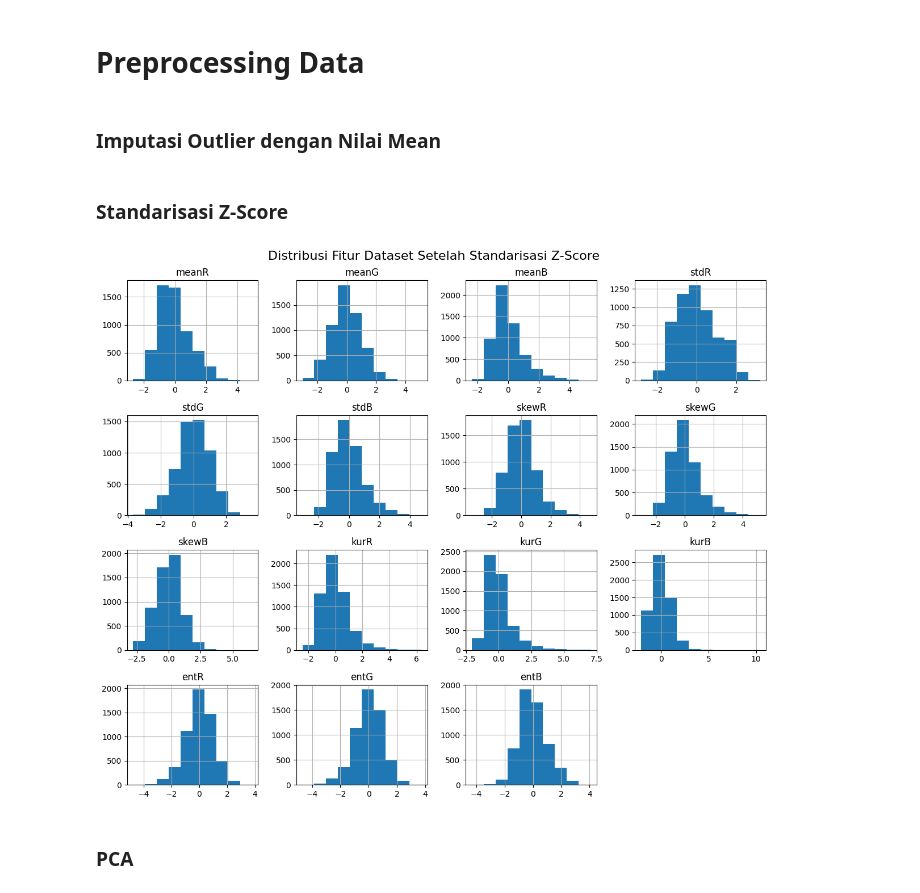
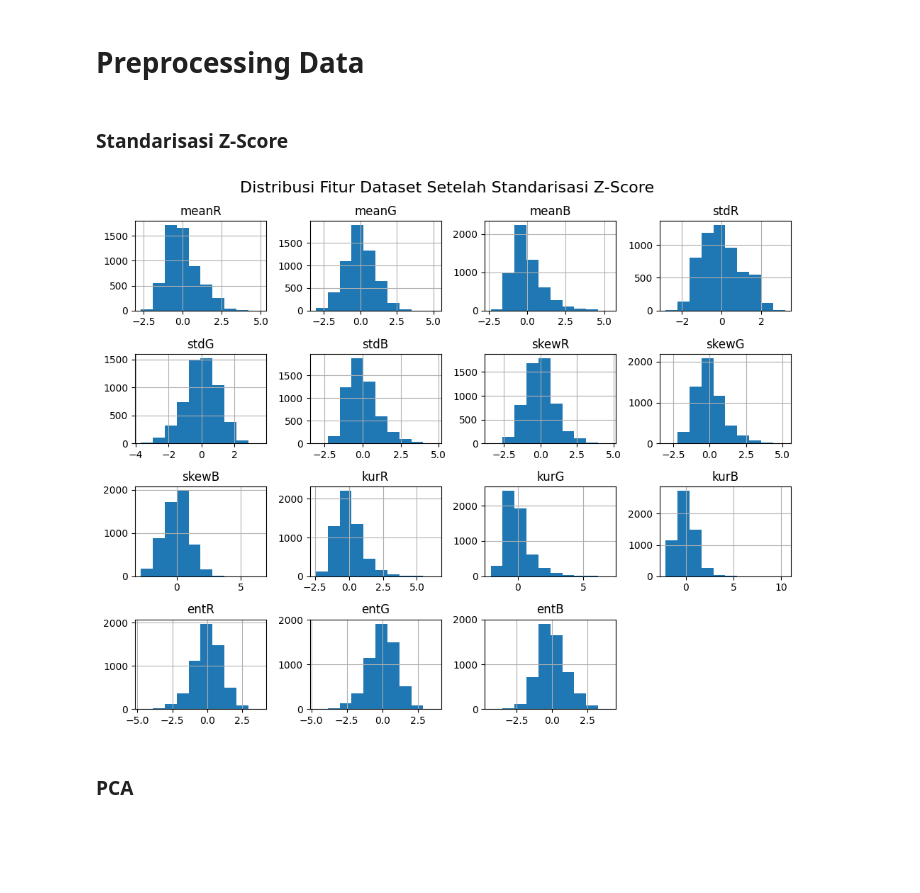
Before and after one commit to Hadoroo/ProjekAKhirJST, a Jupyter notebook: Project_Akhir.ipynb, the cells around one changed output. Drawn from its saved outputs; the diff is of its cells as text; code cells hidden in the pictures; blank space fills up the shorter version.

```diff
--- a/Project_Akhir.ipynb
+++ b/Project_Akhir.ipynb
@@ -176,5 +162,3 @@ Outliers in entG: 27
 Outliers in entB: 23
 # %% [markdown]
 # Preprocessing Data
-# %% [markdown]
-### Imputasi Outlier dengan Nilai Mean
@@ -199,12 +169,12 @@ zscore = StandardScaler()
 df_zscore = zscore.fit_transform(df)
 df = pd.DataFrame(df_zscore, columns=df.columns)
 # %%
-df.hist(figsize=(12, 10))  # Adjust figure size as needed
+df.hist(figsize=(10, 8))
 plt.suptitle('Distribusi Fitur Dataset Setelah Standarisasi Z-Score', fontsize=16)
 plt.tight_layout()
 plt.show()
 # %% [output]
-[figure, old version]
+[figure, new version]
 # %% [markdown]
 ### PCA
 # %%
```
Also changed, not shown: parts of 34 cells of this notebook.
